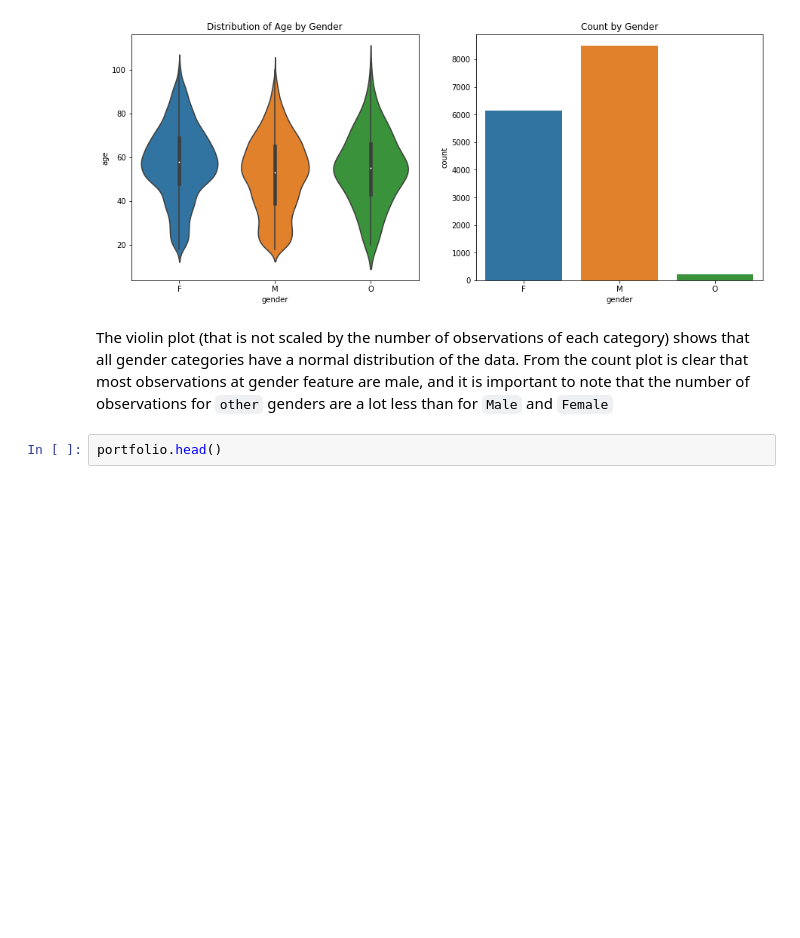
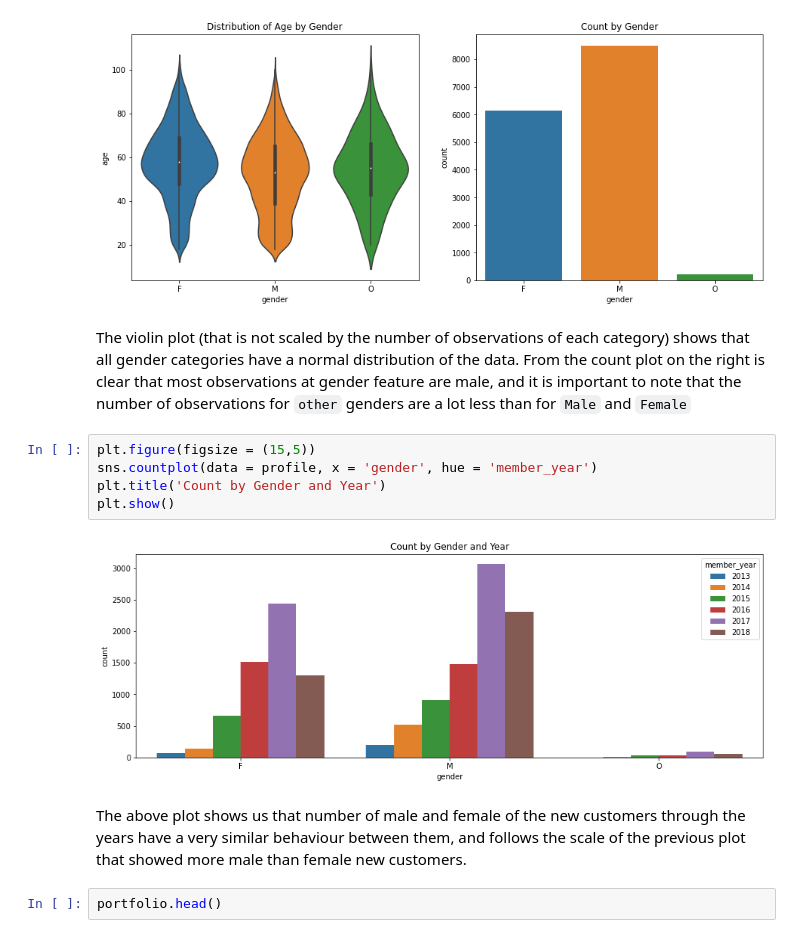
Before and after one commit to Haroldg94/Udacity-Machine-Learning-Engineer-Nanodegree, a Jupyter notebook: Capstone_project.ipynb, the cells around one changed output. Saved outputs shown, nothing was run; the diff lists cells and outputs as text; blank space fills up the shorter version.

```diff
--- a/Capstone_project.ipynb
+++ b/Capstone_project.ipynb
@@ -150,7 +159,16 @@ plt.show()
 # %% [output]
 [figure]
 # %% [markdown]
-The violin plot (that is not scaled by the number of observations of each category) shows that all gender categories have a normal distribution of the data. From the count plot is clear that most observations at gender feature are male, and it is important to note that the number of observations for <code>other</code> genders are a lot less than for <code>Male</code> and <code>Female</code>
+The violin plot (that is not scaled by the number of observations of each category) shows that all gender categories have a normal distribution of the data. From the count plot on the right is clear that most observations at gender feature are male, and it is important to note that the number of observations for <code>other</code> genders are a lot less than for <code>Male</code> and <code>Female</code>
+# %%
+plt.figure(figsize = (15,5))
+sns.countplot(data = profile, x = 'gender', hue = 'member_year')
+plt.title('Count by Gender and Year')
+plt.show()
+# %% [output]
+[figure, added]
+# %% [markdown]
+The above plot shows us that number of male and female of the new customers through the years have a very similar behaviour between them, and follows the scale of the previous plot that showed more male than female new customers.
 # %%
 portfolio.head()
 # %% [output]
```
Also changed, not shown: parts of 7 cells of this notebook.
